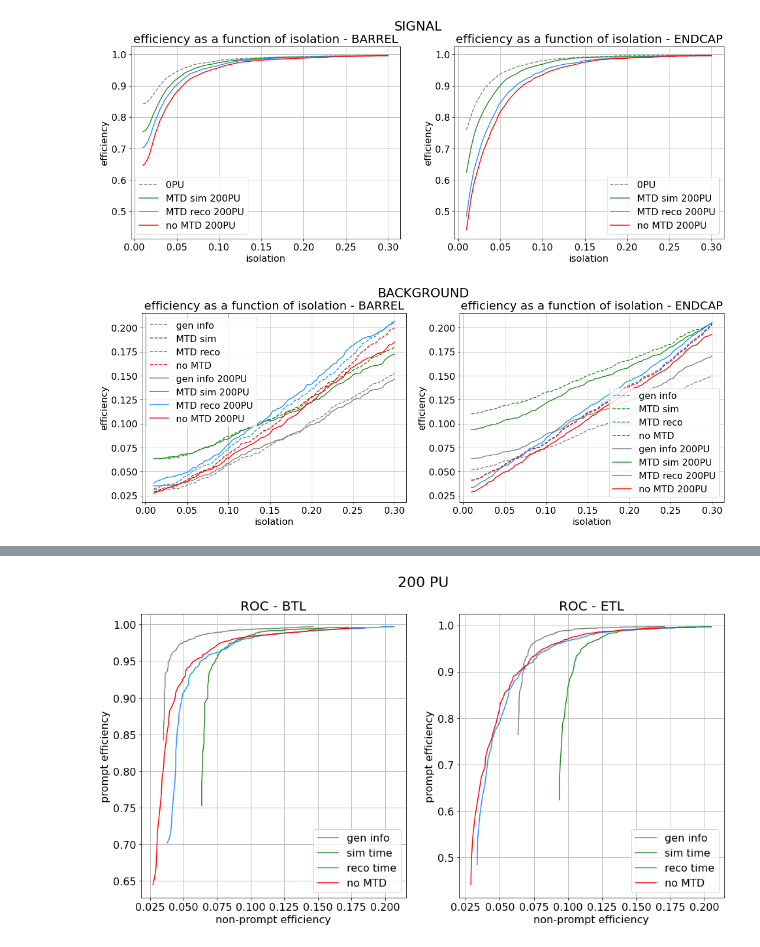
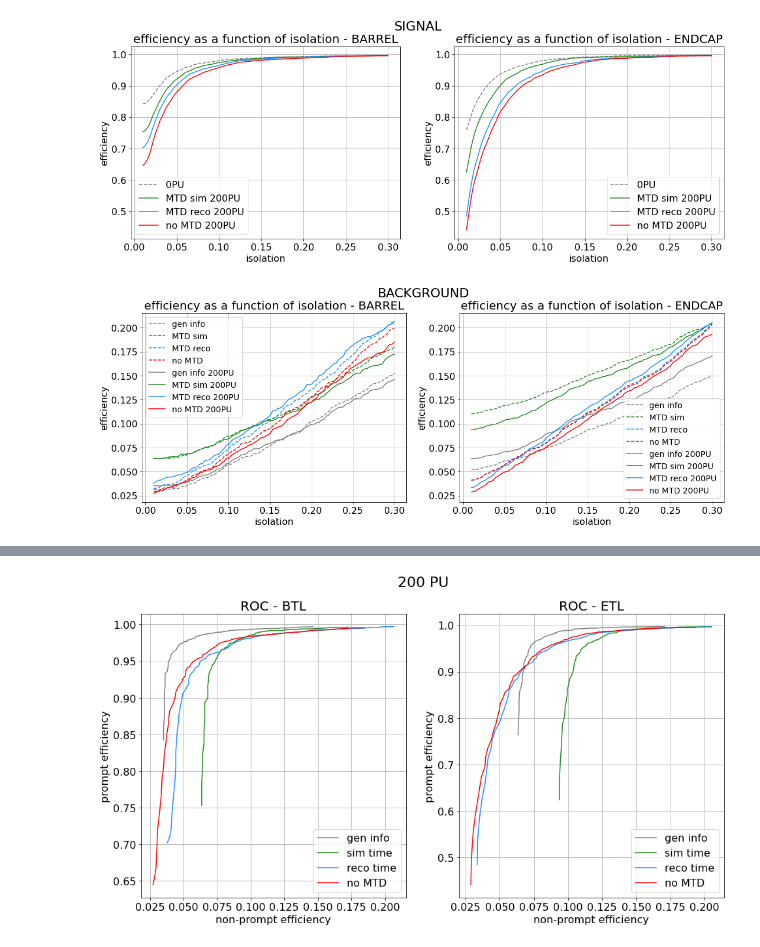
Before and after one commit to AuroraPerego/Timing, a Jupyter notebook: EleIso_comparison.ipynb, the cells around one changed output, grey strips where cells are left out. Drawn from its saved outputs; the diff is of its cells as text; code cells hidden in the pictures.

```diff
--- a/EleIso_comparison.ipynb
+++ b/EleIso_comparison.ipynb
@@ -129,33 +156,33 @@ plt.plot(iso_step, iso_bkg_noMTD_B, color="red", label="no MTD", linestyle="dash
 
 plt.plot(iso_step, iso_bkg_gen_MTD_B_200PU, color="grey", label="gen info 200PU")
 plt.plot(iso_step, iso_bkg_sim_MTD_B_200PU, color="forestgreen", label="MTD sim 200PU")
 plt.plot(iso_step, iso_bkg_MTD_B_200PU, color="dodgerblue", label="MTD reco 200PU")
 plt.plot(iso_step, iso_bkg_noMTD_B_200PU, color="red", label="no MTD 200PU")
 
 plt.xlabel("isolation")
 plt.ylabel("efficiency")
 #plt.xlim(0,0.3)
 plt.grid()
-plt.legend()
+plt.legend(fontsize=14)
 
 plt.subplot(122, sharey=ax)
 plt.title("efficiency as a function of isolation - ENDCAP")
 plt.plot(iso_step, iso_bkg_gen_MTD_E, color="grey", label="gen info", linestyle="dashed")
 plt.plot(iso_step, iso_bkg_sim_MTD_E, color="forestgreen", label="MTD sim", linestyle="dashed")
 plt.plot(iso_step, iso_bkg_MTD_E, color="dodgerblue", label="MTD reco", linestyle="dashed")
 plt.plot(iso_step, iso_bkg_noMTD_E, color="red", label="no MTD", linestyle="dashed")
 
 plt.plot(iso_step, iso_bkg_gen_MTD_E_200PU, color="grey", label="gen info 200PU")
 plt.plot(iso_step, iso_bkg_sim_MTD_E_200PU, color="forestgreen", label="MTD sim 200PU")
 plt.plot(iso_step, iso_bkg_MTD_E_200PU, color="dodgerblue", label="MTD reco 200PU")
 plt.plot(iso_step, iso_bkg_noMTD_E_200PU, color="red", label="no MTD 200PU")
 
 plt.xlabel("isolation")
 plt.ylabel("efficiency")
 #plt.xlim(0,0.3)
 plt.grid()
-plt.legend()
+plt.legend(fontsize=14)
 
 plt.show()
 # %% [output]
-[figure, old version]
+[figure, new version]
```
Also changed, not shown: parts of 5 cells of this notebook, 5 other files.
